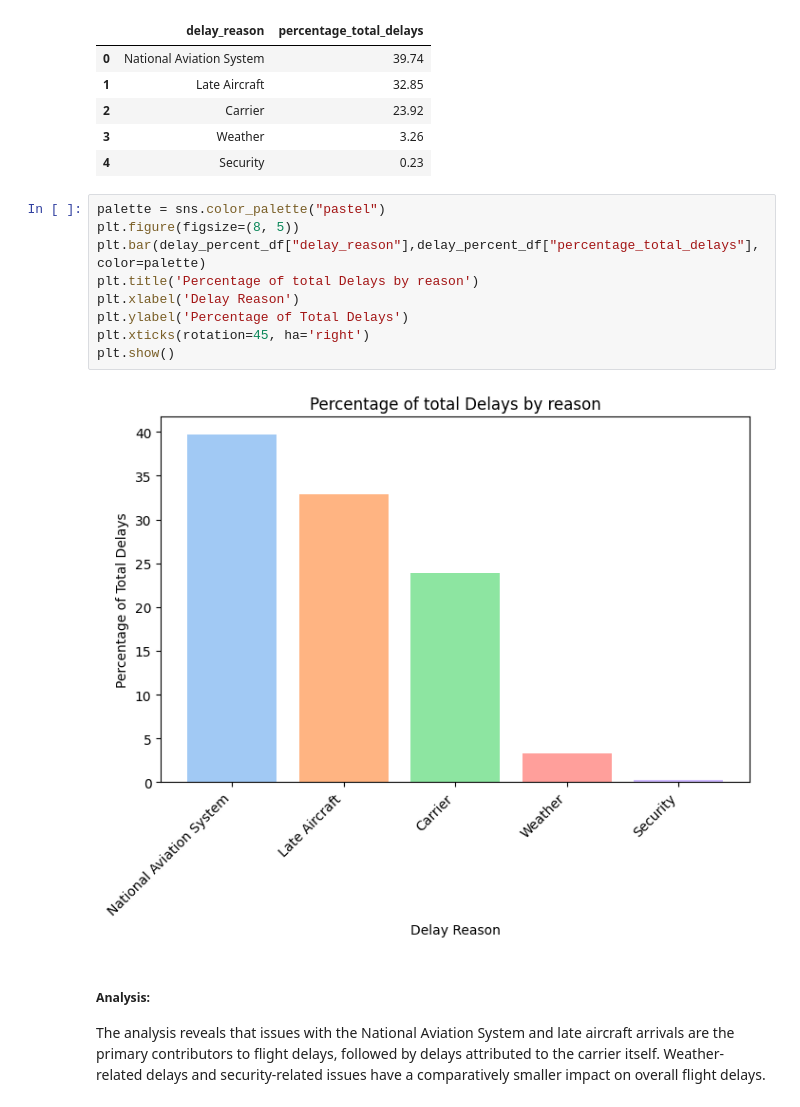
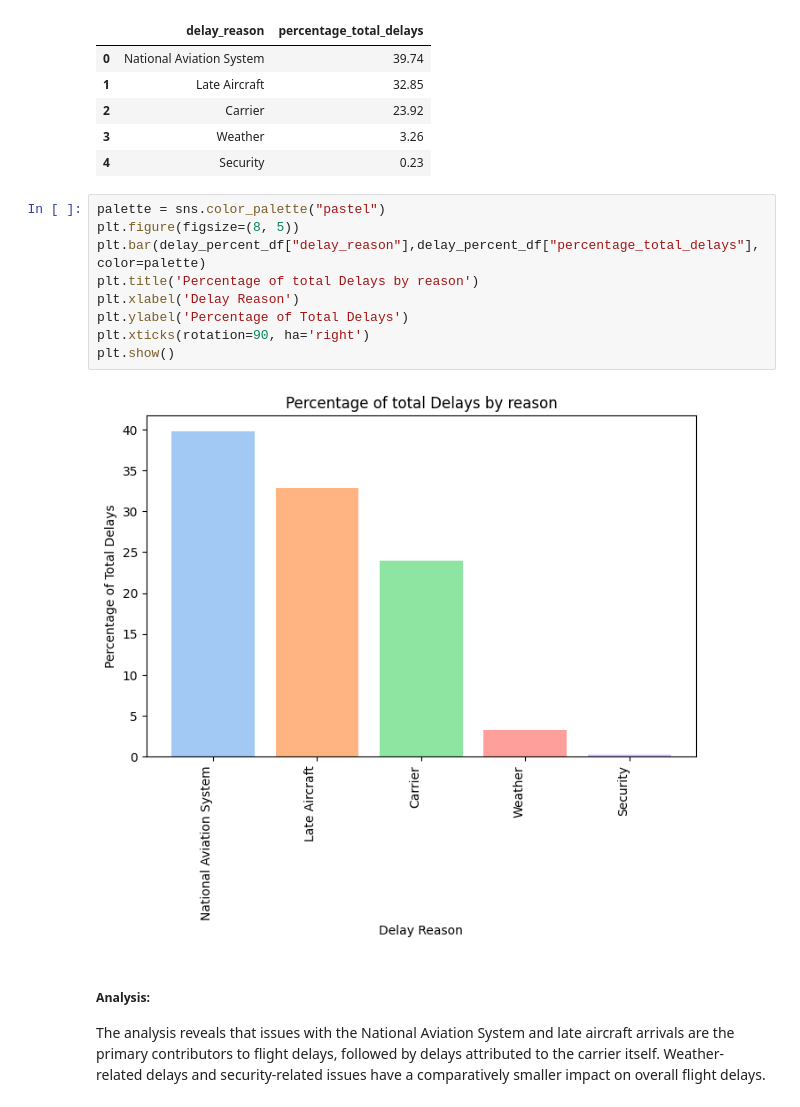
Before and after one commit to Aparna003/EMSE_6586_Airlines_analysis, a Jupyter notebook: Airlines_analysis.ipynb, the cells around one changed output. Cells and saved outputs as stored; diff of their text form.

Commit message:
Visualization plots modified

```diff
--- a/Airlines_analysis.ipynb
+++ b/Airlines_analysis.ipynb
@@ -447,14 +447,14 @@ delay_percent_df
 # %%
 palette = sns.color_palette("pastel")
 plt.figure(figsize=(8, 5))
 plt.bar(delay_percent_df["delay_reason"],delay_percent_df["percentage_total_delays"],color=palette)
 plt.title('Percentage of total Delays by reason')
 plt.xlabel('Delay Reason')
 plt.ylabel('Percentage of Total Delays')
-plt.xticks(rotation=45, ha='right')
+plt.xticks(rotation=90, ha='right')
 plt.show()
 # %% [output]
-[figure, old version]
+[figure, new version]
 # %% [markdown]
 ##### Analysis:
 The analysis reveals that issues with the National Aviation System and late aircraft arrivals are the primary contributors to flight delays, followed by delays attributed to the carrier itself. Weather-related delays and security-related issues have a comparatively smaller impact on overall flight delays.
```
Also changed, not shown: parts of 2 cells of this notebook.
